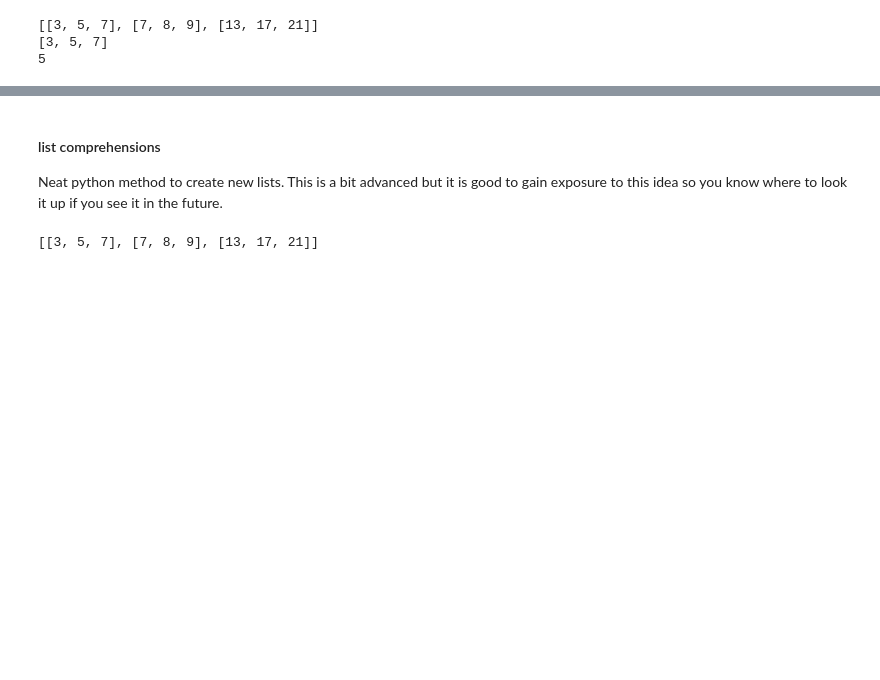
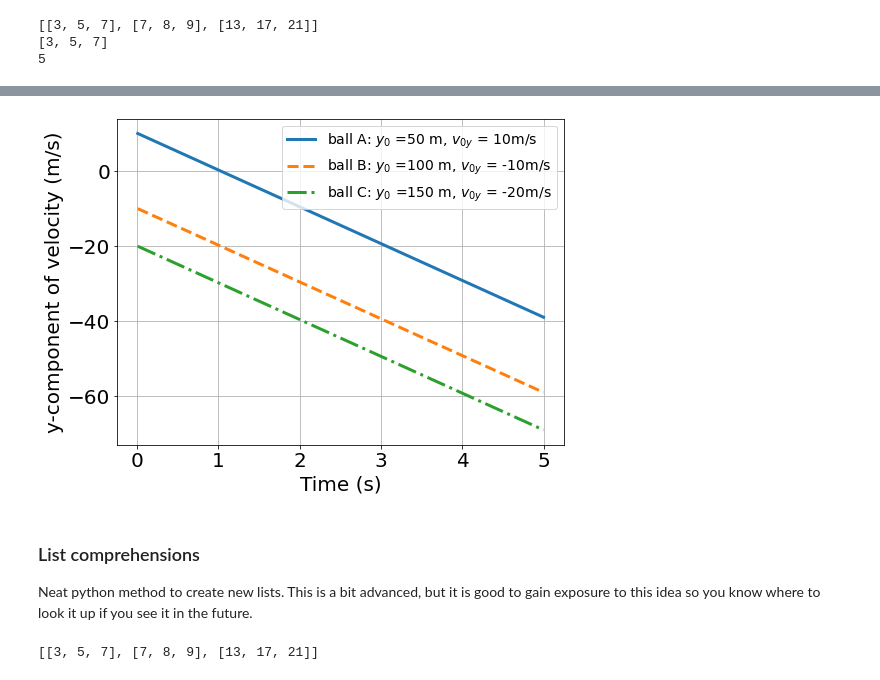
Before and after one commit to goodbyeskyharbor/PurdueNorthwest_PHYS308_ScientificComputing1, a Jupyter notebook: Notebooks/PHYS 308 - 03 - Python Tutorial - Part C.ipynb, the cells around one changed output, grey strips where cells are left out. Saved outputs shown, nothing was run; the diff lists cells and outputs as text; code cells hidden in the pictures; blank space fills up the shorter version.

```diff
--- a/Notebooks/PHYS 308 - 03 - Python Tutorial - Part C.ipynb
+++ b/Notebooks/PHYS 308 - 03 - Python Tutorial - Part C.ipynb
@@ -352,7 +394,20 @@ plt.show()
+# %%
+# Plot the velocity vs time graph (preview of upcoming Matplotlib notebook)
+plt.plot(plot_t,plot_vy_A,"-",  linewidth=3, label=label_A)
+plt.plot(plot_t,plot_vy_B,"--", linewidth=3, label=label_B)
+plt.plot(plot_t,plot_vy_C,"-.", linewidth=3, label=label_C)
+plt.xlabel('Time (s)'   , fontsize=20)
+plt.ylabel('y-component of velocity (m/s)'   , fontsize=20)
+plt.grid()
+plt.tick_params(axis='both', which='major', labelsize=20)
+plt.legend(loc='upper right' , prop={"size":14})
+plt.show()
+# %% [output]
+[figure, added]
 # %% [markdown]
-#### list comprehensions
+### List comprehensions
 
-Neat python method to create new lists. This is a bit advanced but it is good to gain exposure to this idea so you know where to look it up if you see it in the future.
+Neat python method to create new lists. This is a bit advanced, but it is good to gain exposure to this idea so you know where to look it up if you see it in the future.
 # %%
 
 L = [  [3,5,7],
```
Also changed, not shown: parts of 10 cells of this notebook, 2 other files.
